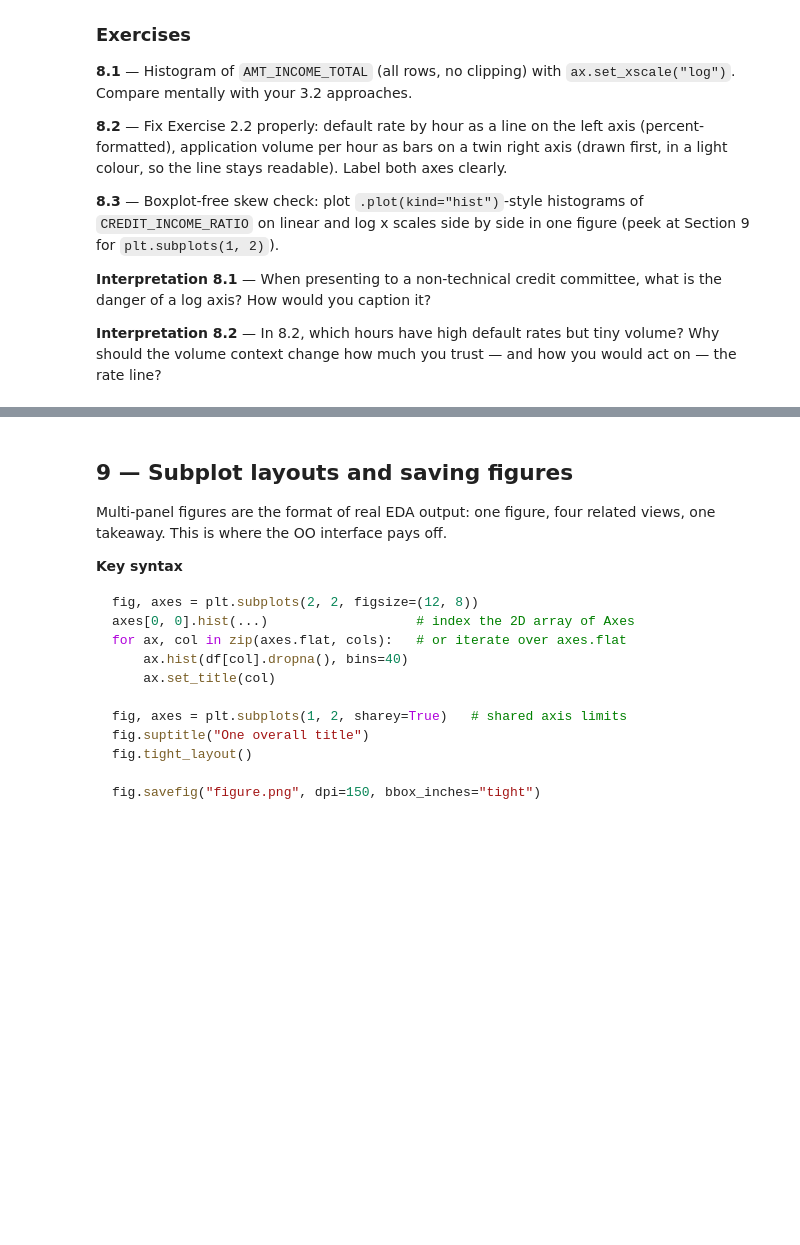
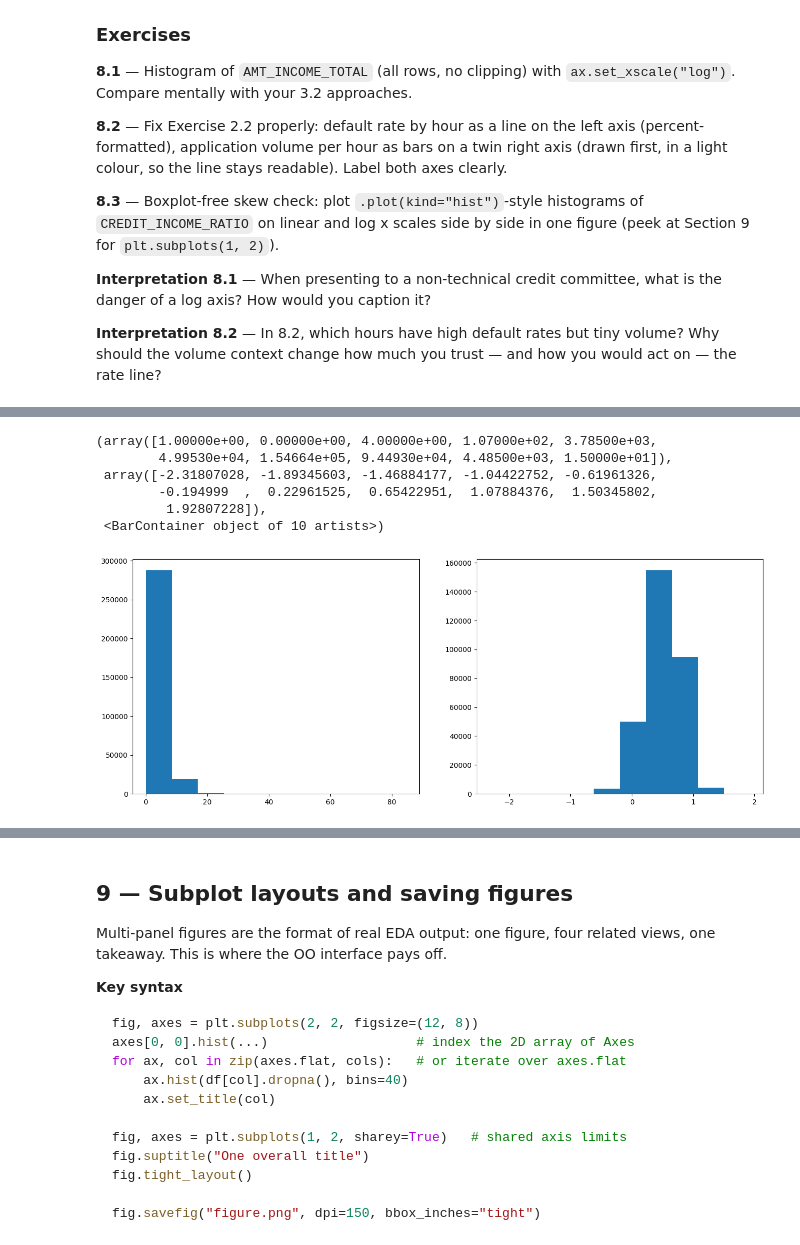
Before and after one commit to smallchuch/CreditRiskLearning, a Jupyter notebook: Learning Journey/1.5 Matplotlib + Seaborn/matplotlib_seaborn_practice_home_credit.ipynb, the cells around one changed output, grey strips where cells are left out. Cells and saved outputs as stored; diff of their text form; code cells hidden in the pictures; blank space fills up the shorter version.

```diff
--- a/Learning Journey/1.5 Matplotlib + Seaborn/matplotlib_seaborn_practice_home_credit.ipynb
+++ b/Learning Journey/1.5 Matplotlib + Seaborn/matplotlib_seaborn_practice_home_credit.ipynb
@@ -1302,5 +1383,22 @@ ax2.set_ylabel("second unit")
 # %%
 # Ex 8.3 — linear vs log side by side
+
+log_credit_ratio = np.log10(df['CREDIT_INCOME_RATIO'])
+
+fig, ax = plt.subplots(1, 2, figsize=(16,6))
+
+ax = ax.flatten()
+
+ax[0].hist(df['CREDIT_INCOME_RATIO'])
+ax[1].hist(log_credit_ratio)
+# %% [output]
+(array([1.00000e+00, 0.00000e+00, 4.00000e+00, 1.07000e+02, 3.78500e+03,
+        4.99530e+04, 1.54664e+05, 9.44930e+04, 4.48500e+03, 1.50000e+01]),
+ array([-2.31807028, -1.89345603, -1.46884177, -1.04422752, -0.61961326,
+        -0.194999  ,  0.22961525,  0.65422951,  1.07884376,  1.50345802,
+         1.92807228]),
+ <BarContainer object of 10 artists>)
+[figure, added]
 # %% [markdown]
 **Your answers (8.1, 8.2):**
 
```
Also changed, not shown: parts of 9 cells of this notebook, 2 other files.
